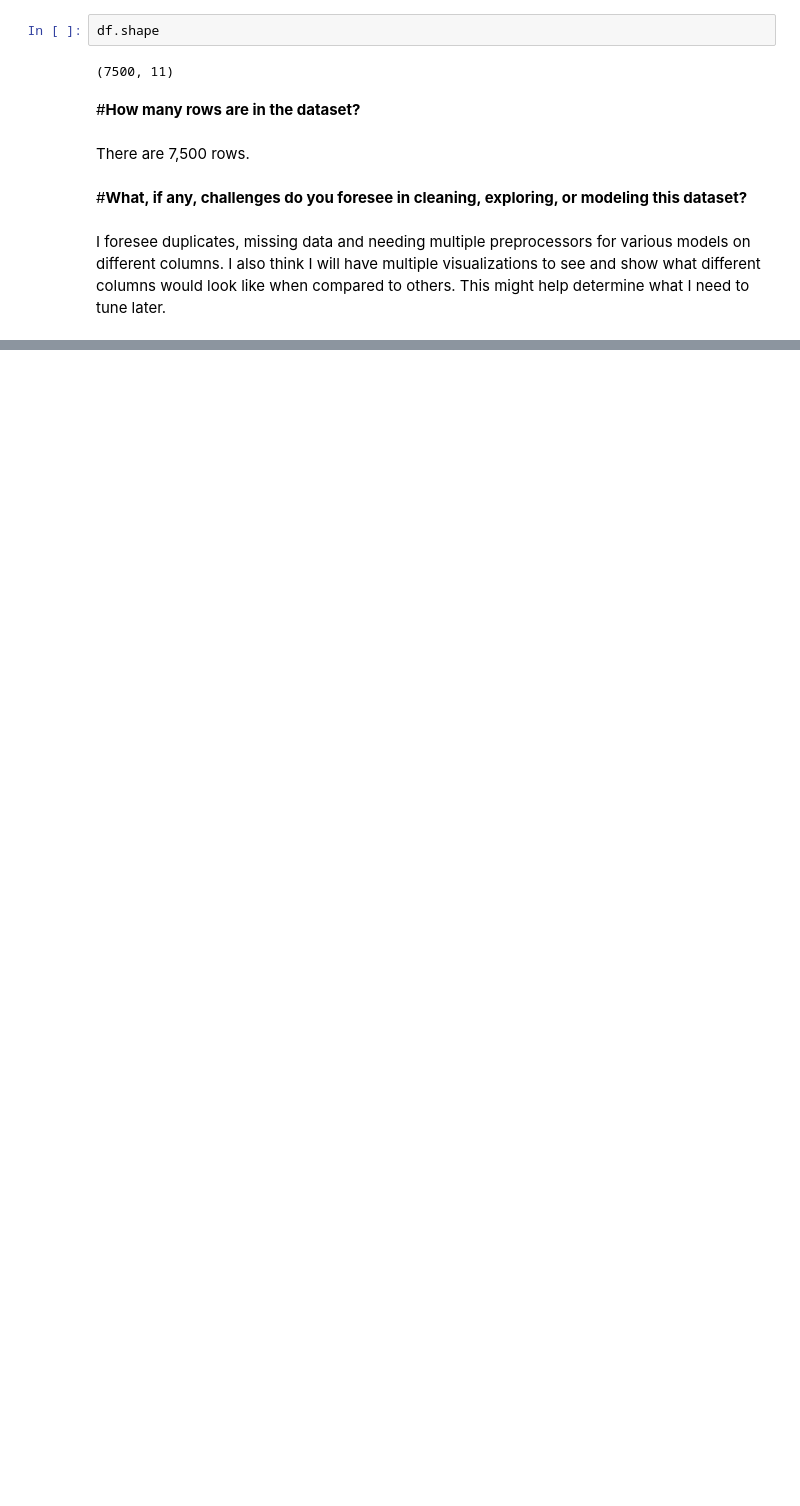
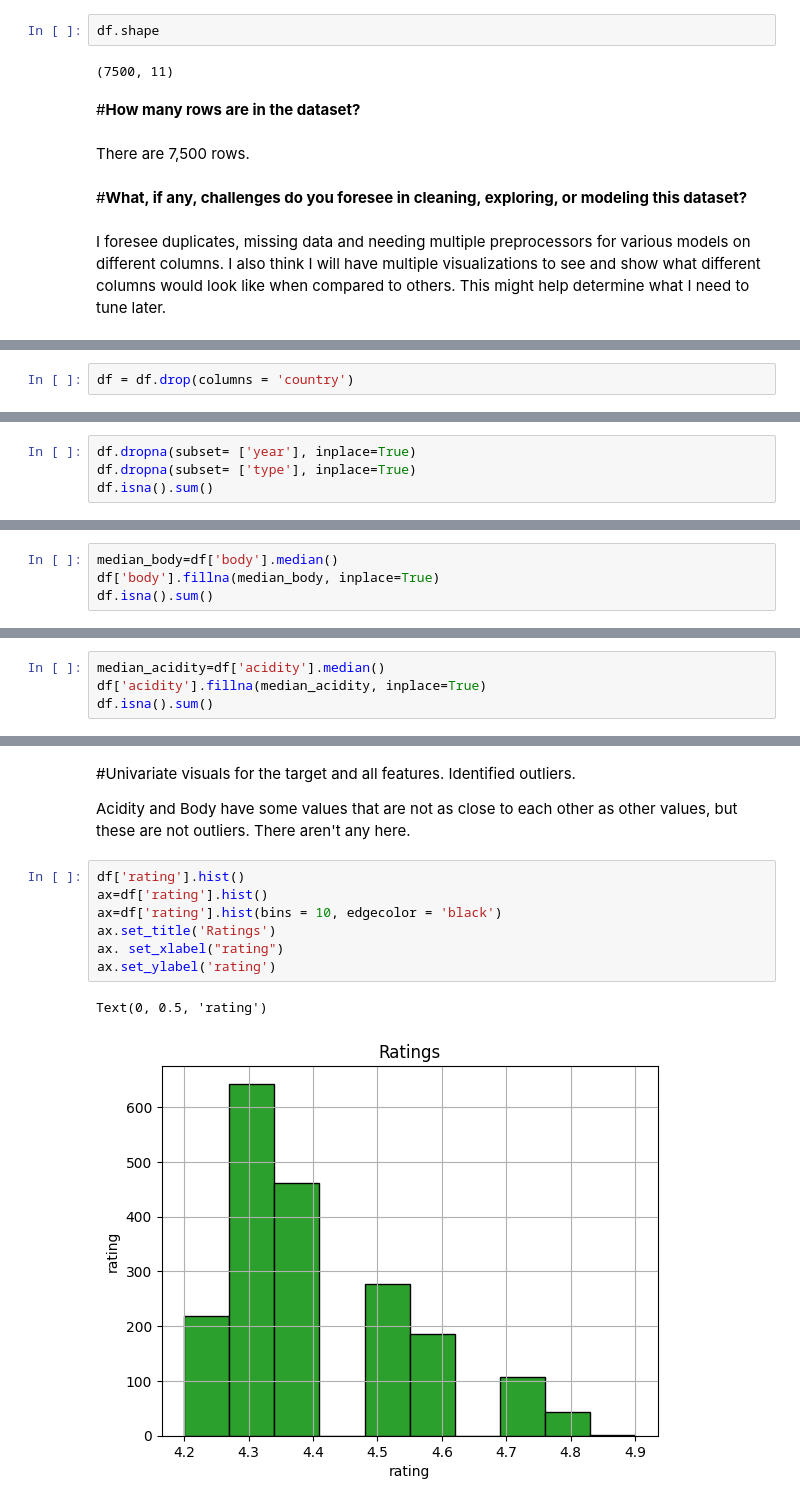
Before and after one commit to HeatherAnnFoster/Spanish-Wine-Car-Insurance, a Jupyter notebook: Spanish_Wine_Project.ipynb, the cells around one changed output, grey strips where cells are left out. Cells and saved outputs as stored; diff of their text form; blank space fills up the shorter version.

```diff
--- a/Spanish_Wine_Project.ipynb
+++ b/Spanish_Wine_Project.ipynb
@@ -74,0 +246,2 @@ I foresee duplicates, missing data and needing multiple preprocessors for variou
+# %%
+df = df.drop(columns = 'country')
@@ -74,0 +329,4 @@ I foresee duplicates, missing data and needing multiple preprocessors for variou
+# %%
+df.dropna(subset= ['year'], inplace=True)
+df.dropna(subset= ['type'], inplace=True)
+df.isna().sum()
@@ -74,0 +345,4 @@ I foresee duplicates, missing data and needing multiple preprocessors for variou
+# %%
+median_body=df['body'].median()
+df['body'].fillna(median_body, inplace=True)
+df.isna().sum()
@@ -74,0 +361,4 @@ I foresee duplicates, missing data and needing multiple preprocessors for variou
+# %%
+median_acidity=df['acidity'].median()
+df['acidity'].fillna(median_acidity, inplace=True)
+df.isna().sum()
@@ -74,0 +377,15 @@ I foresee duplicates, missing data and needing multiple preprocessors for variou
+# %% [markdown]
+#Univariate visuals for the target and all features.
+Identified outliers.
+
+Acidity and Body have some values that are not as close to each other as other values, but these are not outliers.  There aren't any here.
+# %%
+df['rating'].hist()
+ax=df['rating'].hist()
+ax=df['rating'].hist(bins = 10, edgecolor = 'black')
+ax.set_title('Ratings')
+ax. set_xlabel("rating")
+ax.set_ylabel('rating')
+# %% [output]
+Text(0, 0.5, 'rating')
+[figure, added]
```
Also changed, not shown: parts of 39 cells of this notebook.
